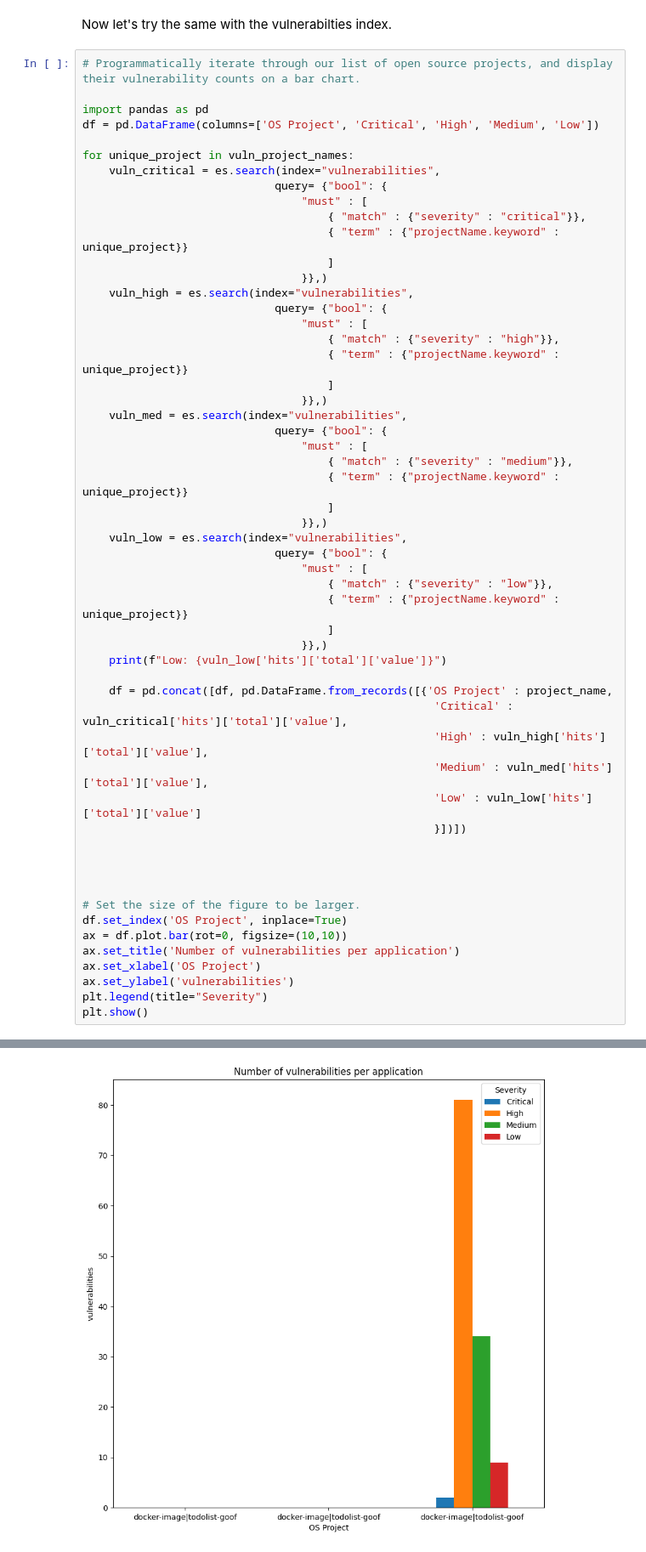
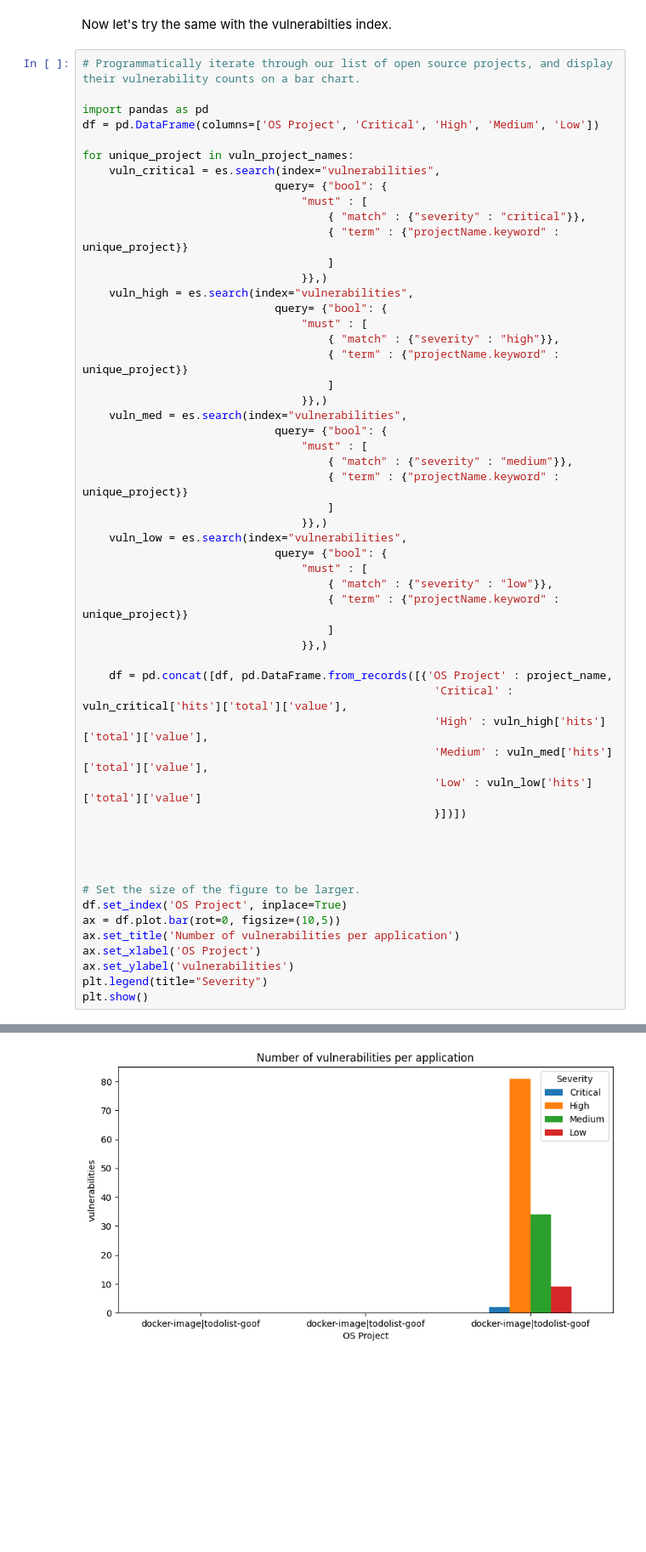
Before and after one commit to marcoman/marcoman, a Jupyter notebook: demo/snyk/cli/elastic-snyk.ipynb, the cells around one changed output, grey strips where cells are left out. Shown: that part at 85% size. Cells and saved outputs as stored; diff of their text form; blank space fills up the shorter version.

```diff
--- a/demo/snyk/cli/elastic-snyk.ipynb
+++ b/demo/snyk/cli/elastic-snyk.ipynb
@@ -582,7 +584,6 @@ for unique_project in vuln_project_names:
                                      { "term" : {"projectName.keyword" : unique_project}}
                                      ]
                                  }},)
-    print(f"Low: {vuln_low['hits']['total']['value']}")
 
     df = pd.concat([df, pd.DataFrame.from_records([{'OS Project' : project_name,
                                                      'Critical' : vuln_critical['hits']['total']['value'],
@@ -596,7 +597,7 @@ for unique_project in vuln_project_names:
 
 # Set the size of the figure to be larger.
 df.set_index('OS Project', inplace=True)
-ax = df.plot.bar(rot=0, figsize=(10,10))
+ax = df.plot.bar(rot=0, figsize=(10,5))
 ax.set_title('Number of vulnerabilities per application')
 ax.set_xlabel('OS Project')
 ax.set_ylabel('vulnerabilities')
@@ -609 +607 @@ Low: 9
-[figure, old version]
+[figure, new version]
```
Also changed, not shown: parts of 2 cells of this notebook.
